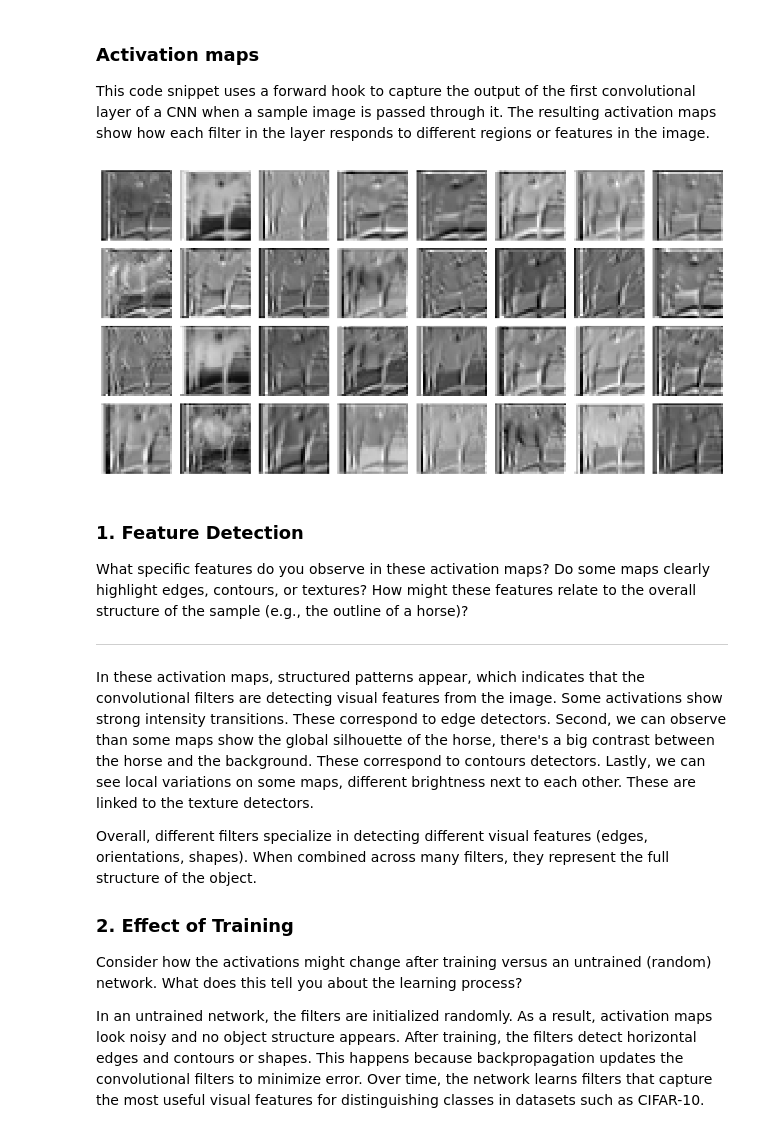
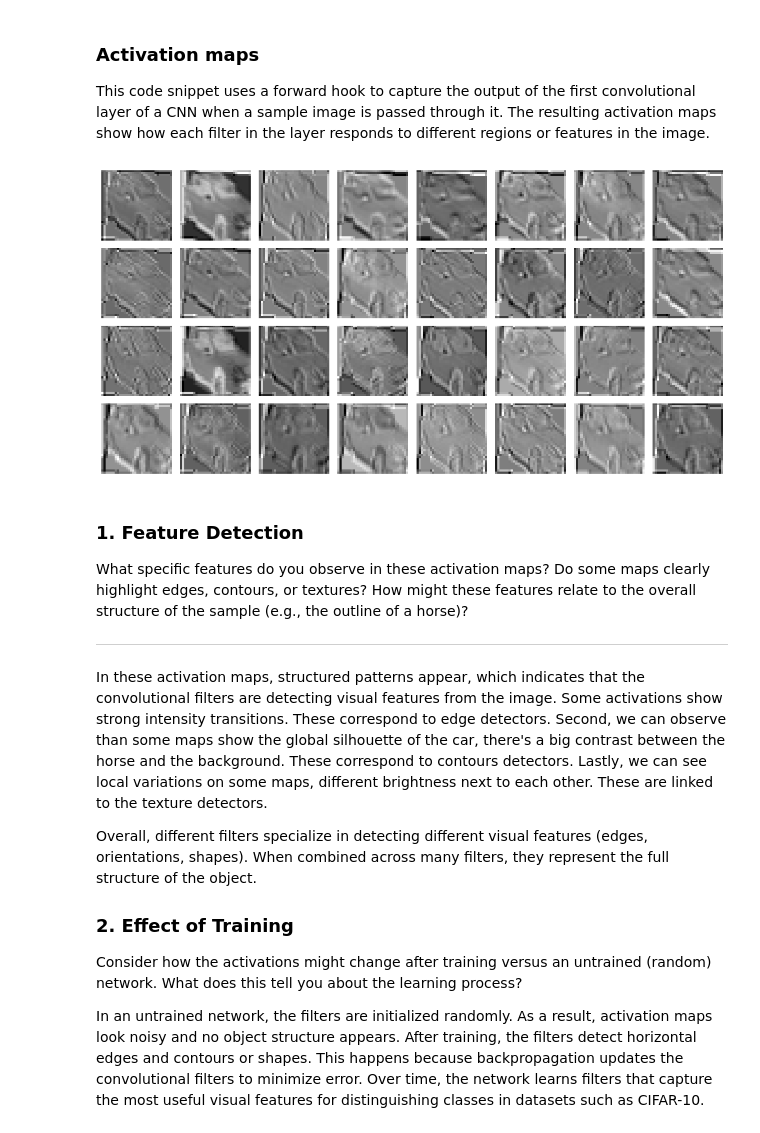
Before and after one commit to Skaims/DLAV, a Jupyter notebook: graded_homework/hw1/CNN Exercice.ipynb, the cells around one changed output. Saved outputs shown, nothing was run; the diff lists cells and outputs as text; code cells hidden in the pictures.

```diff
--- a/graded_homework/hw1/CNN Exercice.ipynb
+++ b/graded_homework/hw1/CNN Exercice.ipynb
@@ -481,42 +481,42 @@ def get_activation(model, layer, x):
     return activation['output']
 
 data_iter = iter(trainloader)
 sample_images, sample_labels = next(data_iter)
-sample_img = sample_images[14].unsqueeze(0)
+sample_img = sample_images[0].unsqueeze(0)
 
 # Get the feature maps after the first convolution (for example)
 activation = get_activation(net, net.features[0], sample_img)
 
 # Visualize a few feature maps in RGB:
 def plot_feature_maps(feature_maps, n_cols=8):
     n_features = feature_maps.shape[1]
     n_rows = (n_features + n_cols - 1) // n_cols
     plt.figure(figsize=(n_cols * 1.5, n_rows * 1.5))
     for i in range(n_features):
         plt.subplot(n_rows, n_cols, i + 1)
         # Extract the i-th feature map from the first (and only) sample in the batch
         act = feature_maps[0, i, :, :]
         # Normalize the activation map to [0, 1]
         act_norm = (act - act.min()) / (act.max() - act.min() + 1e-8)
         # Repeat the single channel 3 times to form an RGB image
         act_rgb = act_norm.unsqueeze(0).repeat(3, 1, 1)
         plt.imshow(act_rgb.permute(1, 2, 0))
         plt.axis('off')
     plt.tight_layout()
     plt.show()
 
 plot_feature_maps(activation, n_cols=8)
 
 # Play with the index of the chosen sample to notice more patterns and answer the question
 # %% [output]
-[figure, old version]
+[figure, new version]
 # %% [markdown]
 ### 1. Feature Detection
 What specific features do you observe in these activation maps? Do some maps clearly highlight edges, contours, or textures? How might these features relate to the overall structure of the sample (e.g., the outline of a horse)?
 
 ---
 
-In these activation maps, structured patterns appear, which indicates that the convolutional filters are detecting visual features from the image. Some activations show strong intensity transitions. These correspond to edge detectors. Second, we can observe than some maps show the global silhouette of the horse, there's a big contrast between the horse and the background. These correspond to contours detectors. Lastly, we can see local variations on some maps, different brightness next to each other. These are linked to the texture detectors.
+In these activation maps, structured patterns appear, which indicates that the convolutional filters are detecting visual features from the image. Some activations show strong intensity transitions. These correspond to edge detectors. Second, we can observe than some maps show the global silhouette of the car, there's a big contrast between the horse and the background. These correspond to contours detectors. Lastly, we can see local variations on some maps, different brightness next to each other. These are linked to the texture detectors.
 
 Overall, different filters specialize in detecting different visual features (edges, orientations, shapes). When combined across many filters, they represent the full structure of the object.
 
```
